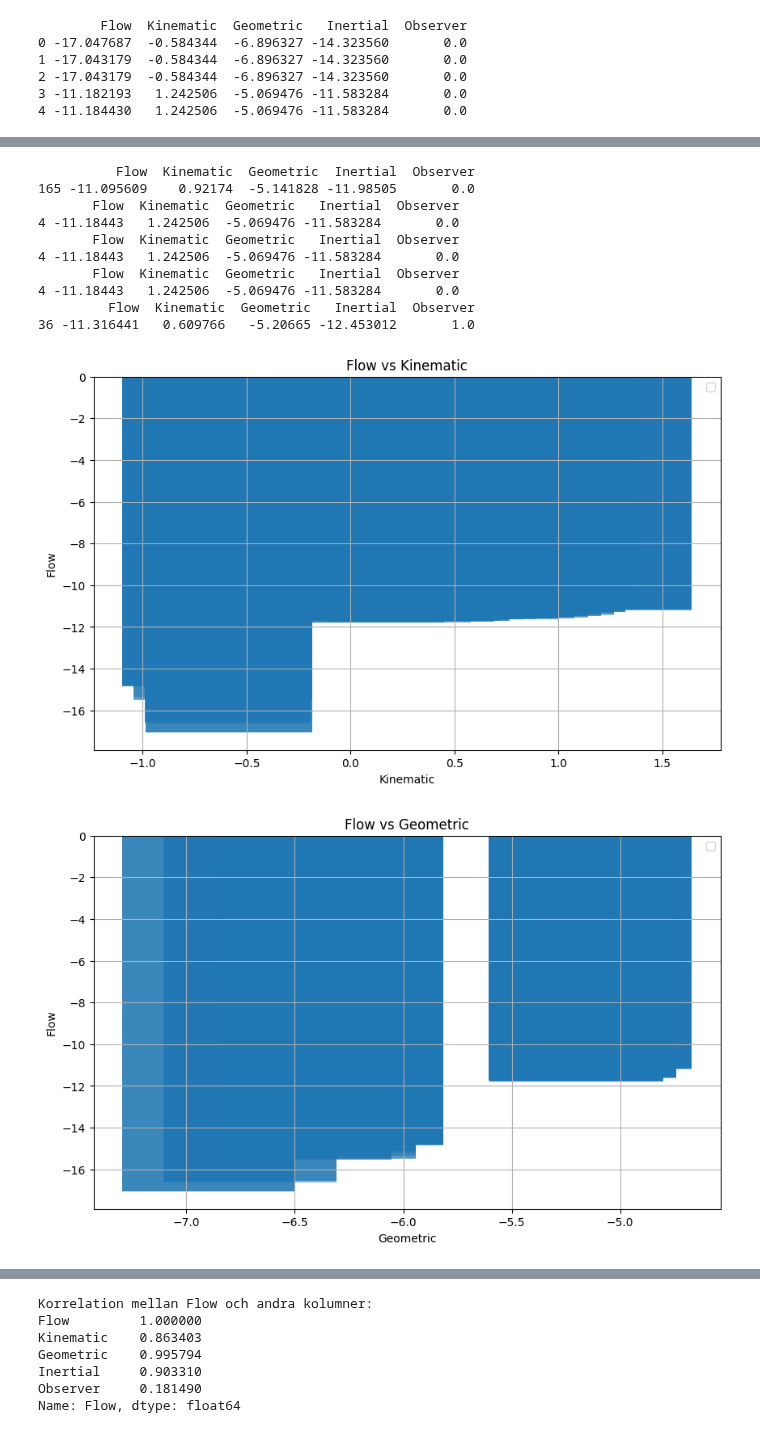
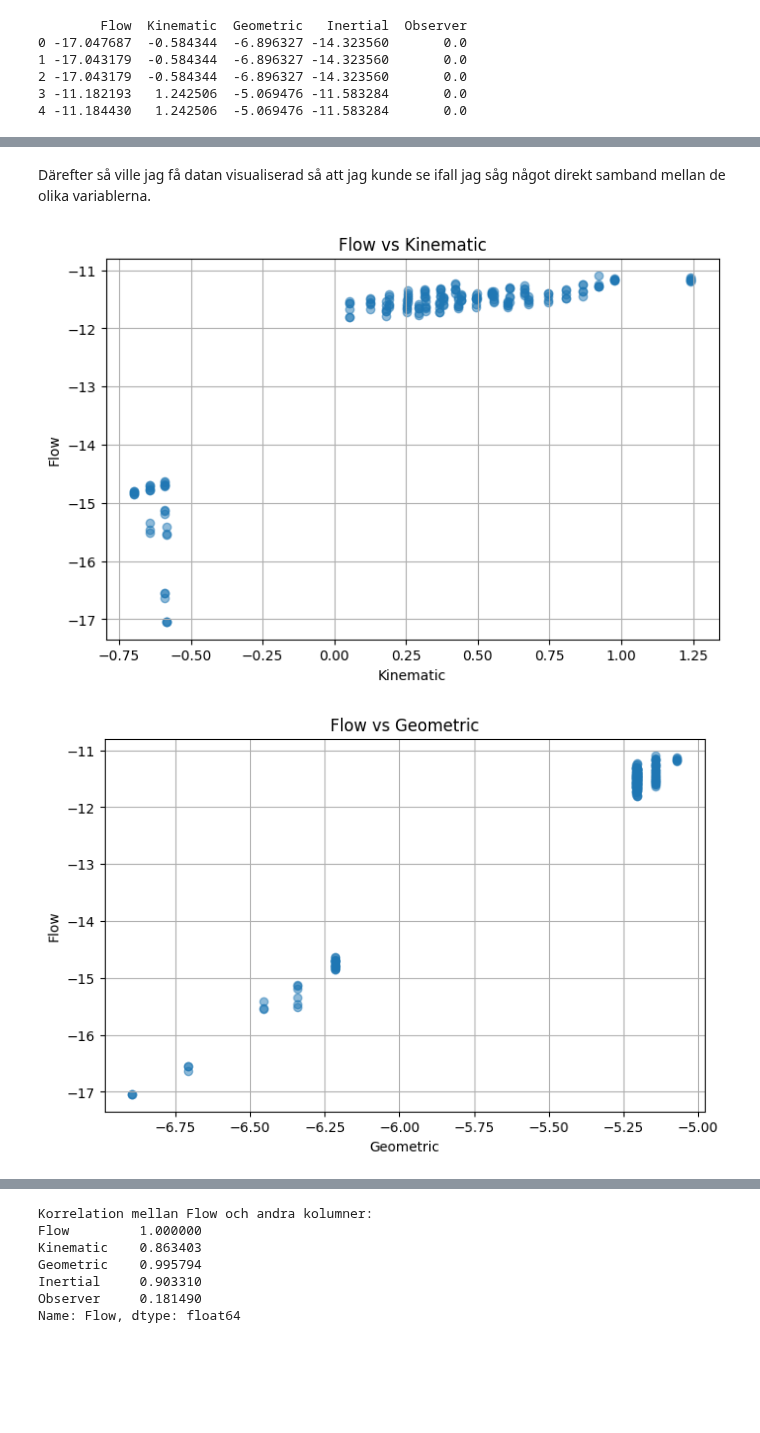
Before and after one commit to AlexanderTarler/statistiska_metoder_lab, a Jupyter notebook: lab_demo.ipynb, the cells around one changed output, grey strips where cells are left out. Cells and saved outputs as stored; diff of their text form; code cells hidden in the pictures; blank space fills up the shorter version.

```diff
--- a/lab_demo.ipynb
+++ b/lab_demo.ipynb
@@ -101,38 +30,19 @@ Sorted by Observer:
-# %%
-print(data_sorted_by_flow.head(1))
-print(data_sorted_by_kinematic.head(1))
-print(data_sorted_by_geometric.head(1))
-print(data_sorted_by_inertial.head(1))
-print(data_sorted_by_observer.head(1))
-# %% [output]
-          Flow  Kinematic  Geometric  Inertial  Observer
-165 -11.095609    0.92174  -5.141828 -11.98505       0.0
-       Flow  Kinematic  Geometric   Inertial  Observer
-4 -11.18443   1.242506  -5.069476 -11.583284       0.0
-       Flow  Kinematic  Geometric   Inertial  Observer
-4 -11.18443   1.242506  -5.069476 -11.583284       0.0
-       Flow  Kinematic  Geometric   Inertial  Observer
-4 -11.18443   1.242506  -5.069476 -11.583284       0.0
-         Flow  Kinematic  Geometric   Inertial  Observer
-36 -11.316441   0.609766   -5.20665 -12.453012       1.0
+# %% [markdown]
+Därefter så ville jag få datan visualiserad så att jag kunde se ifall jag såg något direkt samband mellan de olika variablerna.
 # %%
 columns = ["Kinematic", "Geometric", "Inertial", "Observer"]
 
 highest_flow = data["Flow"].max()
 lowest_flow = data["Flow"].min()
 
 for column in columns:
-
-
-    plt.figure(figsize=(10, 6))
-    plt.bar(data[column], data["Flow"], alpha=0.5)
-
+    plt.figure(figsize=(8, 5))
+    plt.scatter(data[column], data["Flow"], alpha=0.5)
     plt.title(f'Flow vs {column}')
     plt.xlabel(column)
     plt.ylabel('Flow')
-    plt.legend()
     plt.grid(True)
     plt.show()
 # %% [output]
-[figure, old version]
+[figure, new version]
-[figure, old version]
+[figure, new version]
```
Also changed, not shown: parts of 18 cells of this notebook, 2 other files.
